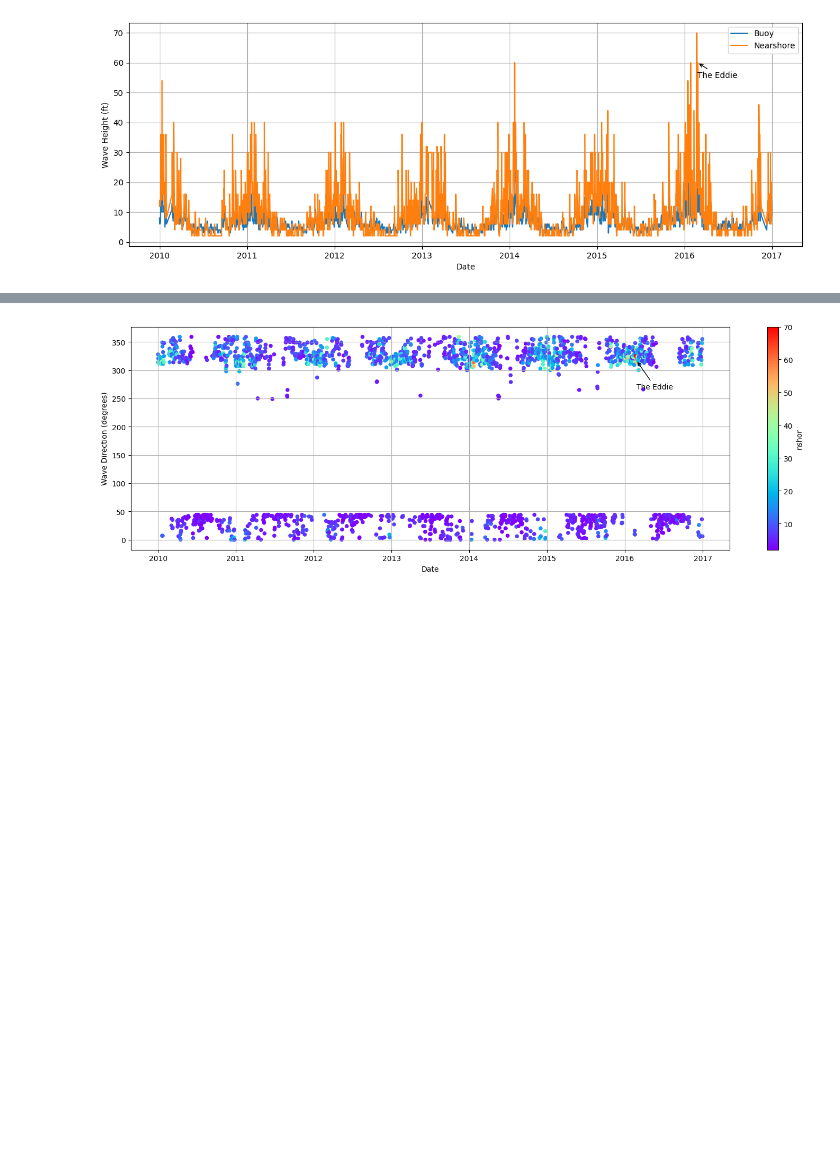
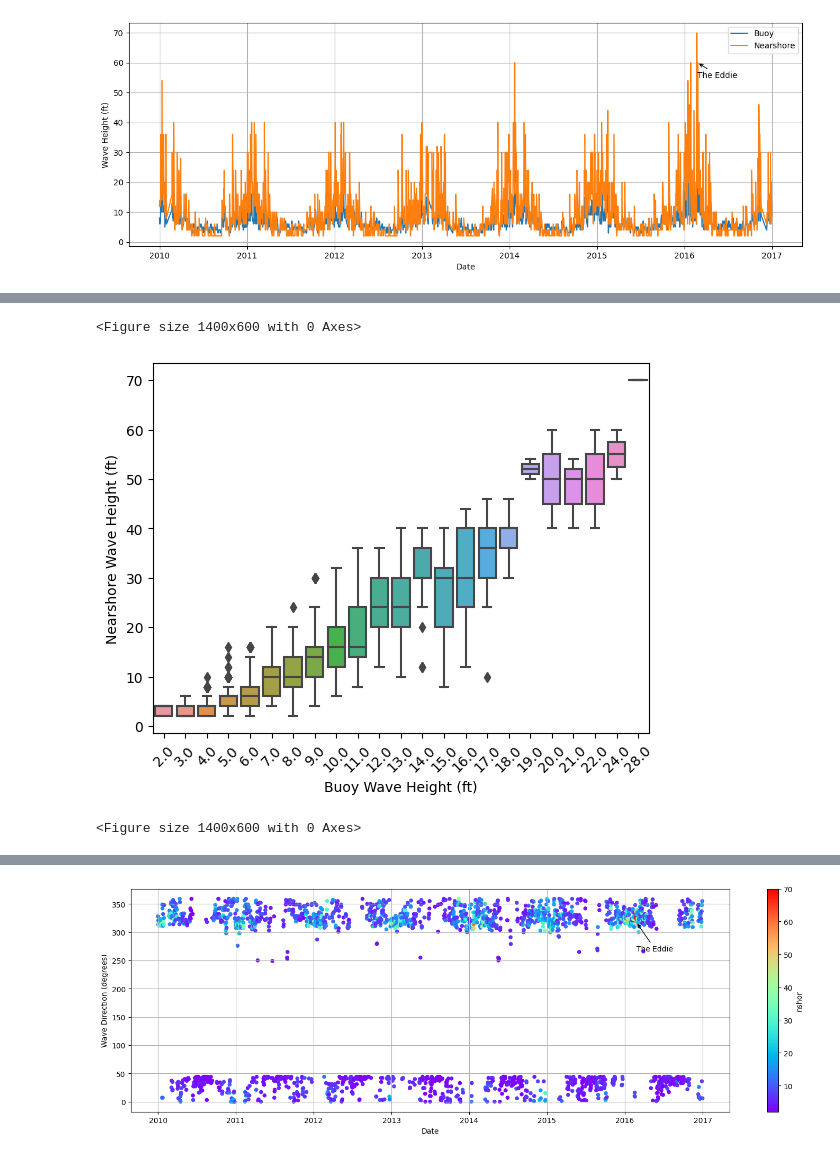
Before and after one commit to BenHowey/personal_projects, a Jupyter notebook: wavedata_analysis.ipynb, the cells around one changed output, grey strips where cells are left out. Drawn from its saved outputs; the diff is of its cells as text; code cells hidden in the pictures; blank space fills up the shorter version.

Commit message:
added box plot

```diff
--- a/wavedata_analysis.ipynb
+++ b/wavedata_analysis.ipynb
@@ -171,3 +171,17 @@ plt.legend()
         <p>Although diffracted waves from these swell dirrections would be noticed int he bay, for the purposes of training the models, it might be a good idea to remove data where the buoy data is registering dirrections between 45-225 degrees as these would be prodominantly blocked by the Island</p>
     </div>
 </div>
+# %%
+#lets look at the spead of the observed data relative to the buoy data
+sns.boxplot(x='WVHT', y='nshor', data=all_data)
+plt.xlabel('Buoy Wave Height (ft)')
+plt.ylabel('Nearshore Wave Height (ft)')
+# Rotate the x-axis labels
+
+plt.xticks(rotation=45)
+# Adjust the figure size to make it wider
+plt.figure(figsize=(14, 6))
+# %% [output]
+<Figure size 1400x600 with 0 Axes>
+[figure, added]
+<Figure size 1400x600 with 0 Axes>
```
Also changed, not shown: parts of 1 cell of this notebook.
